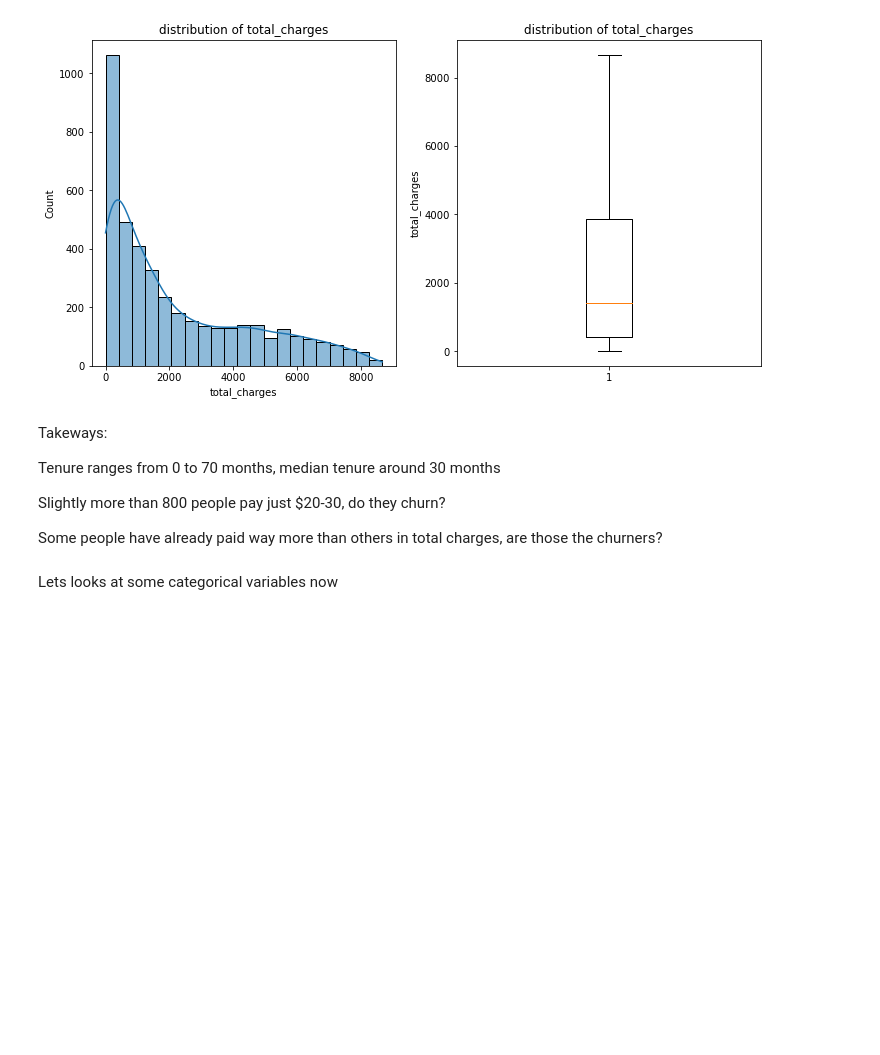
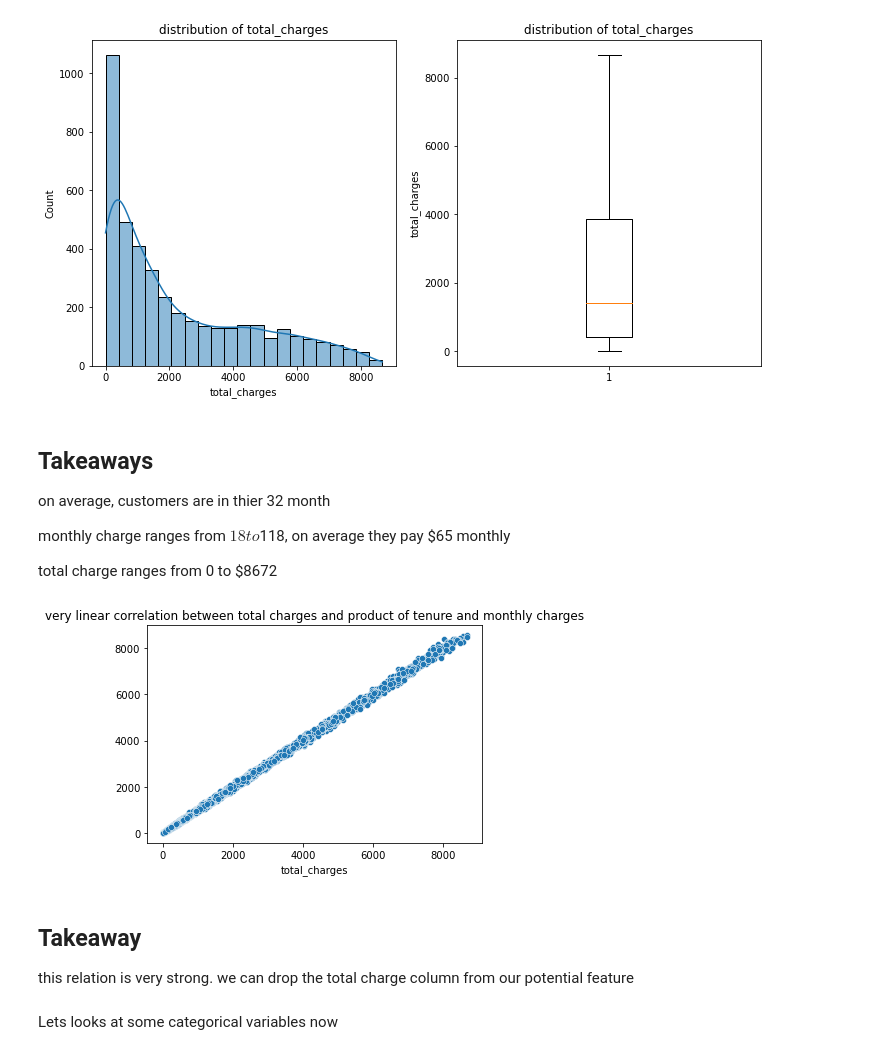
Before and after one commit to rajeshlamichhane04/Telco-classification-project, a Jupyter notebook: Telco-project-workbook.ipynb, the cells around one changed output. Saved outputs shown, nothing was run; the diff lists cells and outputs as text; code cells hidden in the pictures; blank space fills up the shorter version.

```diff
--- a/Telco-project-workbook.ipynb
+++ b/Telco-project-workbook.ipynb
@@ -440,13 +465,29 @@ for col in train[numeric_var]:
 [figure]
 [figure]
 # %% [markdown]
-Takeways:
 
-Tenure ranges from 0 to 70 months, median tenure around 30 months
+## Takeaways
 
-Slightly more than 800 people pay just $20-30, do they churn?
+on average, customers are in thier 32 month
 
-Some people have already paid way more than others in total charges, are those the churners?
+monthly charge ranges from $18 to $118, on average they pay $65 monthly
+
+total charge ranges from 0 to $8672
+# %%
+#relationship between total charges, monthly charges and tenure
+#lets gets product of tenure and monthly charge and compare with total charge
+product_tenure_monthly_charge = train.tenure * train.monthly_charges
+# %%
+#lets make a graph
+plt.title("very linear correlation between total charges and product of tenure and monthly charges")
+sns.scatterplot(x = train.total_charges,y = product_tenure_monthly_charge)
+plt.show()
+# %% [output]
+[figure, added]
+# %% [markdown]
+## Takeaway
+
+this relation is very strong. we can drop the total charge column from our potential feature
 # %% [markdown]
 Lets looks at some categorical variables now
 # %%
```
Also changed, not shown: parts of 104 cells of this notebook.
